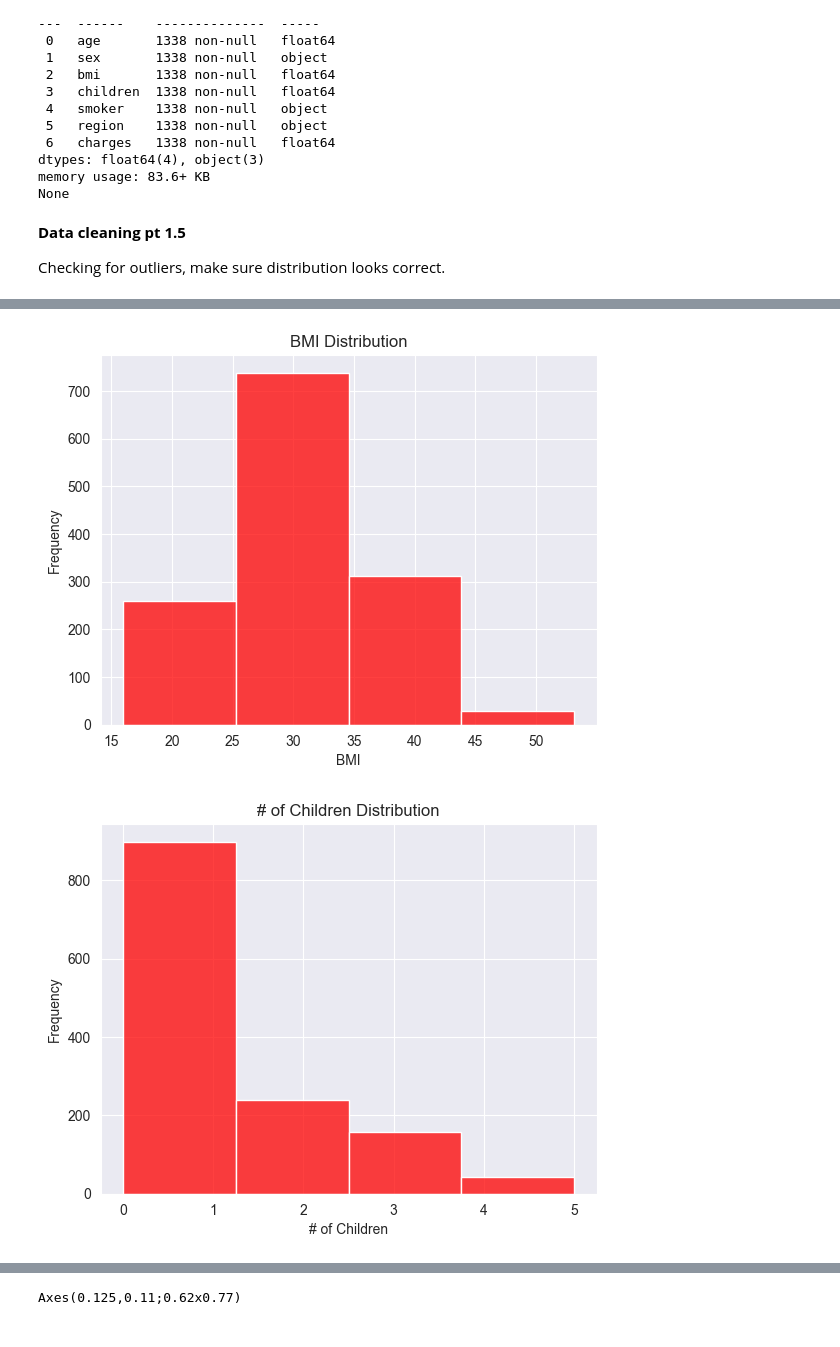
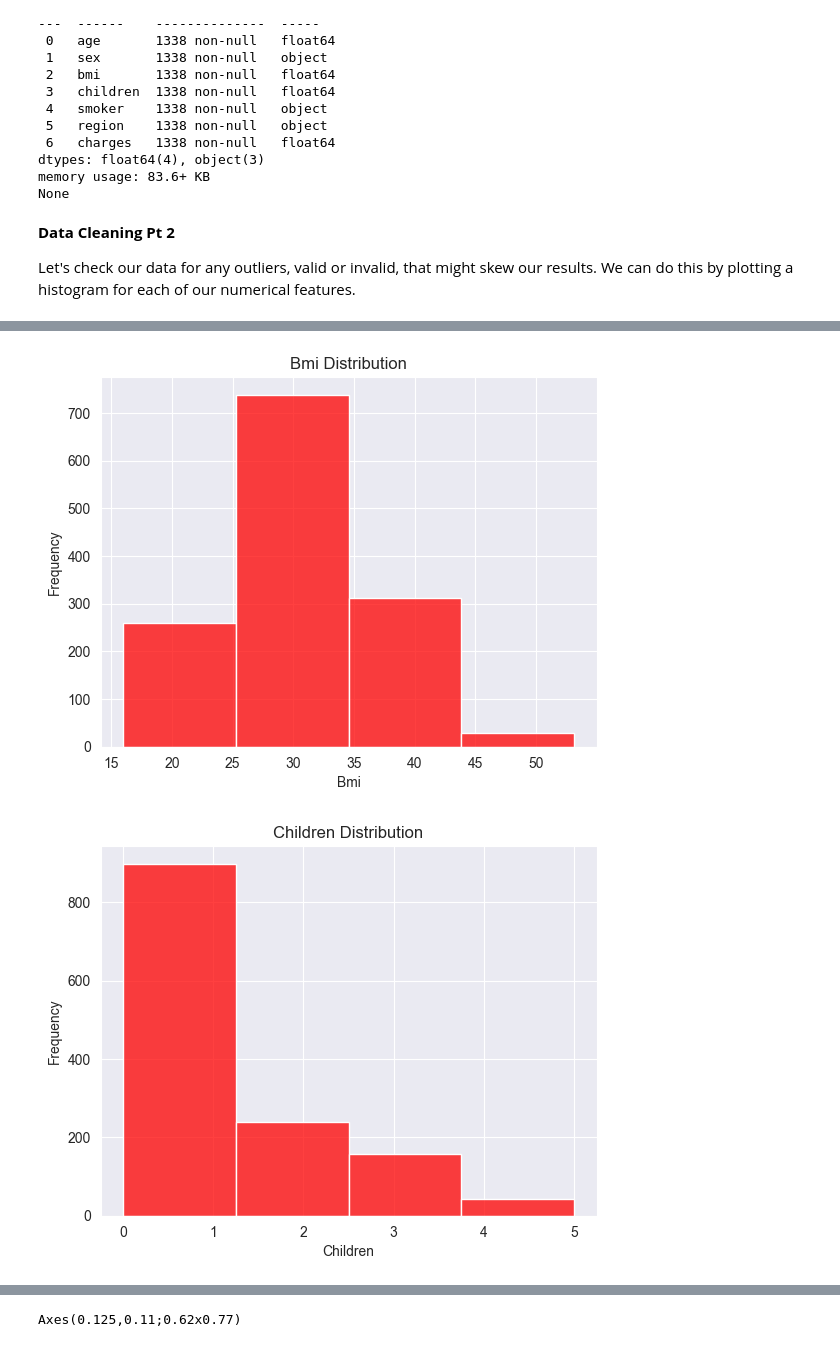
Before and after one commit to unit4216/boulder-super-learning, a Jupyter notebook: Modelling Insurance Charges.ipynb, the cells around one changed output, grey strips where cells are left out. Saved outputs shown, nothing was run; the diff lists cells and outputs as text; code cells hidden in the pictures.

```diff
--- a/Modelling Insurance Charges.ipynb
+++ b/Modelling Insurance Charges.ipynb
@@ -80,36 +80,22 @@ dtypes: float64(4), object(3)
 memory usage: 83.6+ KB
 None
 # %% [markdown]
-**Data cleaning pt 1.5**
+**Data Cleaning Pt 2**
 
-Checking for outliers, make sure distribution looks correct.
+Let's check our data for any outliers, valid or invalid, that might skew our results.  We can do this by plotting a histogram for each of our numerical features.
 # %%
-sns.histplot(data['age'], bins=4, kde=False, color='red')
-plt.title('Age Distribution')
-plt.xlabel('Age')
-plt.ylabel('Frequency')
-plt.show()
+features = ['age', 'bmi', 'children', 'charges']
 
-sns.histplot(data['bmi'], bins=4, kde=False, color='red')
-plt.title('BMI Distribution')
-plt.xlabel('BMI')
-plt.ylabel('Frequency')
-plt.show()
-
-sns.histplot(data['children'], bins=4, kde=False, color='red')
-plt.title('# of Children Distribution')
-plt.xlabel('# of Children')
-plt.ylabel('Frequency')
-plt.show()
-
-sns.histplot(data['charges'], bins=4, kde=False, color='red')
-plt.title('Charges Distribution')
-plt.xlabel('Charges')
-plt.ylabel('Frequency')
-plt.show()
+# iterate over our numerical features and plot a histogram to easily detect outliers
+for feature in features:
+    sns.histplot(data[feature], bins=4, kde=False, color='red')
+    plt.title(f'{feature.capitalize()} Distribution')
+    plt.xlabel(feature.capitalize())
+    plt.ylabel('Frequency')
+    plt.show()
 # %% [output]
 [figure]
 [figure]
-[figure, old version]
+[figure, new version]
 [figure]
 # %% [markdown]
```
Also changed, not shown: parts of 19 cells of this notebook.
